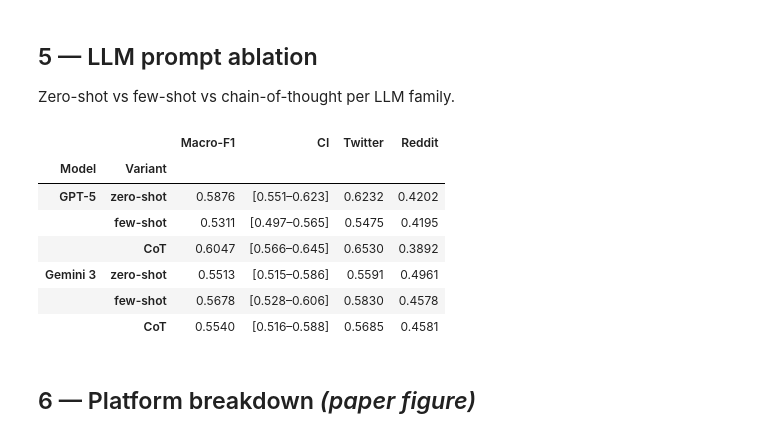
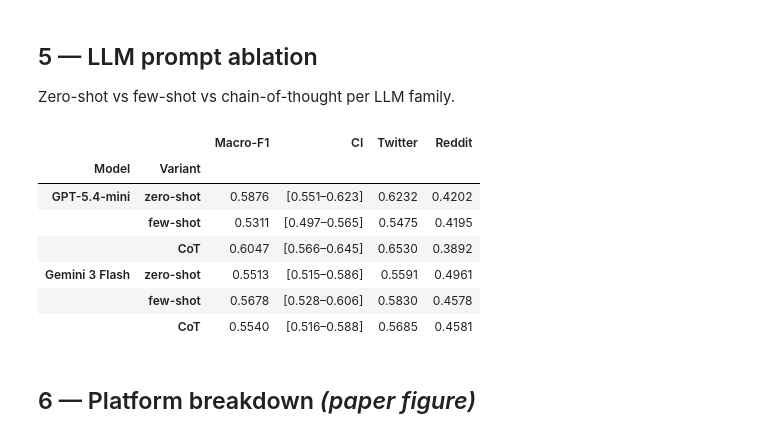
Before and after one commit to nolanimations/Transformers-vs-LLMs-Depression-Severity, a Jupyter notebook: notebooks/08_results_aggregation.ipynb, the cells around one changed output. Drawn from its saved outputs; the diff is of its cells as text; code cells hidden in the pictures.

```diff
--- a/notebooks/08_results_aggregation.ipynb
+++ b/notebooks/08_results_aggregation.ipynb
@@ -183,39 +183,39 @@ else:
 Zero-shot vs few-shot vs chain-of-thought per LLM family.
 # %%
 LLM_GROUPS = {
-    'GPT-5':    ['GPT-5.4-mini zero-shot', 'GPT-5.4-mini few-shot', 'GPT-5.4-mini CoT'],
-    'Gemini 3': ['Gemini 3 Flash zero-shot', 'Gemini 3 Flash few-shot', 'Gemini 3 Flash CoT'],
+    'GPT-5.4-mini': ['GPT-5.4-mini zero-shot', 'GPT-5.4-mini few-shot', 'GPT-5.4-mini CoT'],
+    'Gemini 3 Flash': ['Gemini 3 Flash zero-shot', 'Gemini 3 Flash few-shot', 'Gemini 3 Flash CoT'],
 }
 
 rows = []
 for family, variants in LLM_GROUPS.items():
     for v in variants:
         m = available.get(v)
         if m is None:
             continue
         tw = m['by_source'].get('twitter', {}).get('macro_f1', float('nan'))
         re = m['by_source'].get('reddit',  {}).get('macro_f1', float('nan'))
         rows.append({
             'Model':    family,
             'Variant':  v.split()[-1],
             'Macro-F1': round(m['macro_f1'], 4),
             'CI':       f"[{m['macro_f1_ci_low']:.3f}\u2013{m['macro_f1_ci_high']:.3f}]",
             'Twitter':  round(tw, 4),
             'Reddit':   round(re, 4),
         })
 
 if rows:
     display(pd.DataFrame(rows).set_index(['Model', 'Variant']))
 else:
     print('LLM results not yet available.')
     print('Run: python src/llm/run_llm_eval.py --model gemini --variant zero_shot')
 # %% [output]
 |  |  | Macro-F1 | CI | Twitter | Reddit |
 | Model | Variant |  |  |  |  |
-| GPT-5 | zero-shot | 0.5876 | [0.551–0.623] | 0.6232 | 0.4202 |
+| GPT-5.4-mini | zero-shot | 0.5876 | [0.551–0.623] | 0.6232 | 0.4202 |
 |  | few-shot | 0.5311 | [0.497–0.565] | 0.5475 | 0.4195 |
 |  | CoT | 0.6047 | [0.566–0.645] | 0.6530 | 0.3892 |
-| Gemini 3 | zero-shot | 0.5513 | [0.515–0.586] | 0.5591 | 0.4961 |
+| Gemini 3 Flash | zero-shot | 0.5513 | [0.515–0.586] | 0.5591 | 0.4961 |
 |  | few-shot | 0.5678 | [0.528–0.606] | 0.5830 | 0.4578 |
 |  | CoT | 0.5540 | [0.516–0.588] | 0.5685 | 0.4581 |
 # %% [markdown]
```
